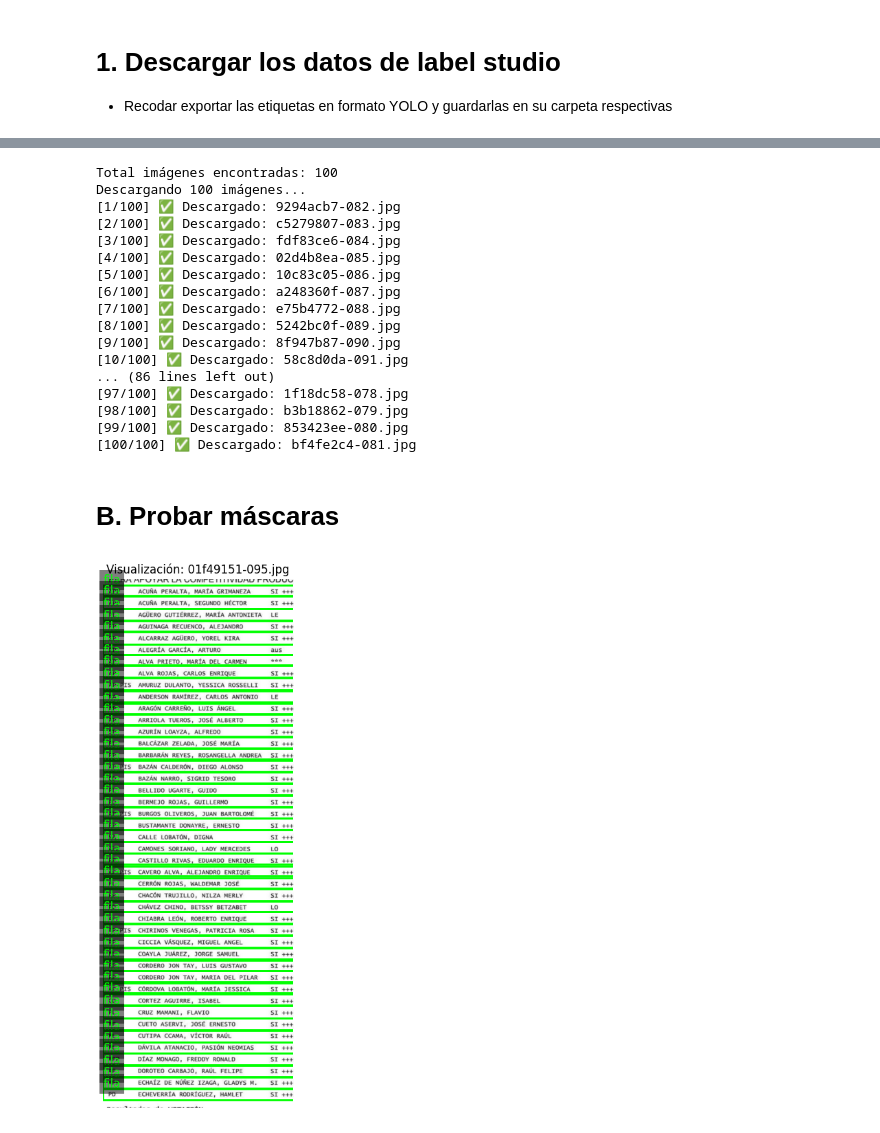
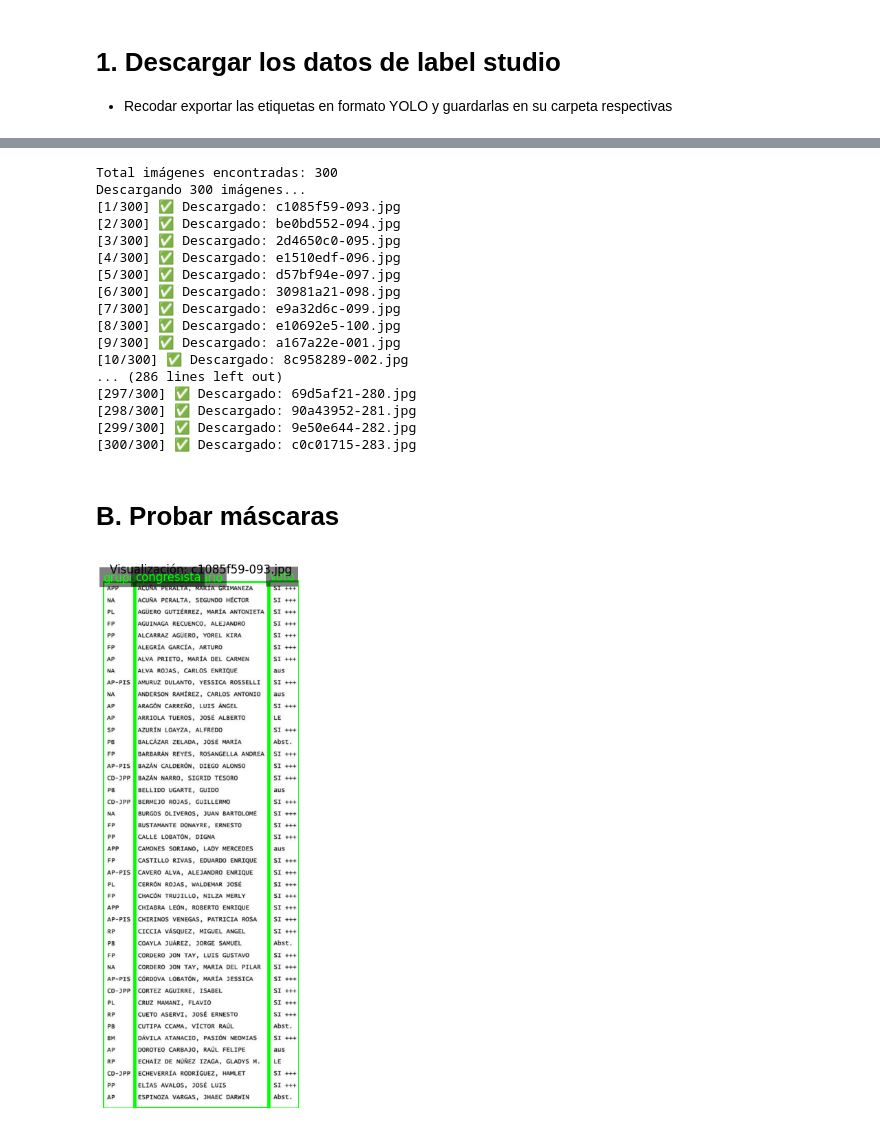
Before and after one commit to NahumFGz/parliament-voting-records, a Jupyter notebook: notebooks/dataset_etiquetado_filas/b_descarga_label_studio.ipynb, the cells around one changed output, grey strips where cells are left out. Saved outputs shown, nothing was run; the diff lists cells and outputs as text; code cells hidden in the pictures.

Commit message:
feat: :sparkles: Agreagando los datos etiquetados de las filas

```diff
--- a/notebooks/dataset_etiquetado_filas/b_descarga_label_studio.ipynb
+++ b/notebooks/dataset_etiquetado_filas/b_descarga_label_studio.ipynb
@@ -65,25 +66,25 @@ def download_images_from_label_studio(project_id: int, output_dir: str):
             print(f"[{i}/{total}] ⚠️ Tarea sin imagen asociada")
 # %%
 # Votación
-download_images_from_label_studio(project_id=13, output_dir='../../data/dataset_etiquetado_filas/b_etiquetados/images')
+download_images_from_label_studio(project_id=14, output_dir='../../data/dataset_etiquetado_filas/b_etiquetados/images')
 # %% [output]
-Total imágenes encontradas: 100
-Descargando 100 imágenes...
-[1/100] ✅ Descargado: 9294acb7-082.jpg
-[2/100] ✅ Descargado: c5279807-083.jpg
-[3/100] ✅ Descargado: fdf83ce6-084.jpg
-[4/100] ✅ Descargado: 02d4b8ea-085.jpg
-[5/100] ✅ Descargado: 10c83c05-086.jpg
-[6/100] ✅ Descargado: a248360f-087.jpg
-[7/100] ✅ Descargado: e75b4772-088.jpg
-[8/100] ✅ Descargado: 5242bc0f-089.jpg
-[9/100] ✅ Descargado: 8f947b87-090.jpg
-[10/100] ✅ Descargado: 58c8d0da-091.jpg
-... (86 lines left out)
-[97/100] ✅ Descargado: 1f18dc58-078.jpg
-[98/100] ✅ Descargado: b3b18862-079.jpg
-[99/100] ✅ Descargado: 853423ee-080.jpg
-[100/100] ✅ Descargado: bf4fe2c4-081.jpg
+Total imágenes encontradas: 300
+Descargando 300 imágenes...
+[1/300] ✅ Descargado: c1085f59-093.jpg
+[2/300] ✅ Descargado: be0bd552-094.jpg
+[3/300] ✅ Descargado: 2d4650c0-095.jpg
+[4/300] ✅ Descargado: e1510edf-096.jpg
+[5/300] ✅ Descargado: d57bf94e-097.jpg
+[6/300] ✅ Descargado: 30981a21-098.jpg
+[7/300] ✅ Descargado: e9a32d6c-099.jpg
+[8/300] ✅ Descargado: e10692e5-100.jpg
+[9/300] ✅ Descargado: a167a22e-001.jpg
+[10/300] ✅ Descargado: 8c958289-002.jpg
+... (286 lines left out)
+[297/300] ✅ Descargado: 69d5af21-280.jpg
+[298/300] ✅ Descargado: 90a43952-281.jpg
+[299/300] ✅ Descargado: 9e50e644-282.jpg
+[300/300] ✅ Descargado: c0c01715-283.jpg
 # %% [markdown]
 # B. Probar máscaras
 # %%
@@ -158,6 +159,6 @@ def visualizar_yolo_labels(nombre_base: str,
     ax.set_title(f"Visualización: {nombre_base + ext}")
     plt.show()
 # %%
-visualizar_yolo_labels('01f49151-095')
+visualizar_yolo_labels('c1085f59-093')
 # %% [output]
-[figure, old version]
+[figure, new version]
```
Also changed, not shown: parts of 1 cell of this notebook.
